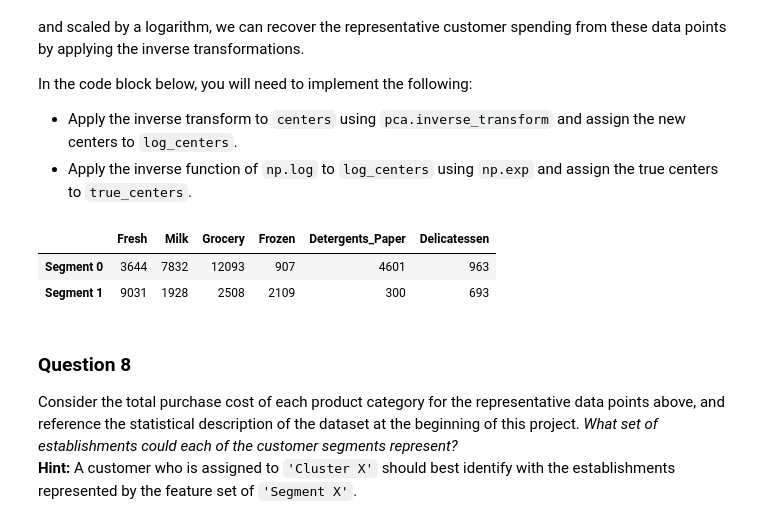
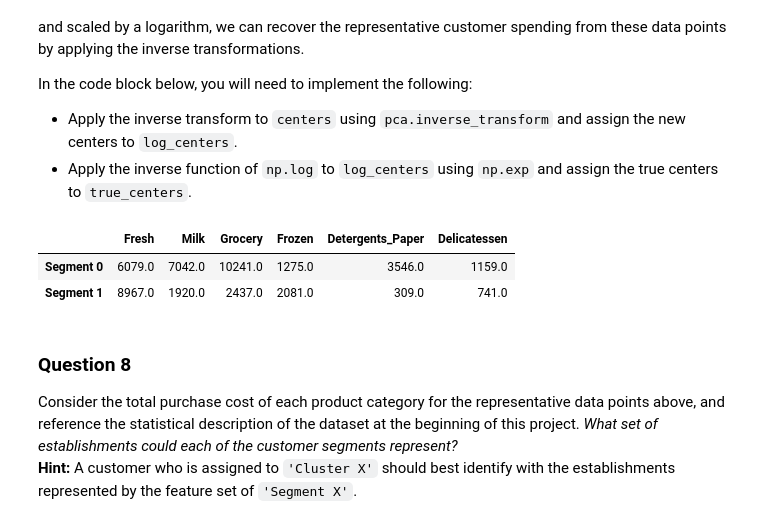
Before and after one commit to chococigar/25-Days-of-ML, a Jupyter notebook: Day10_11_Creating_Customer_Segments/customer_segments.ipynb, the cells around one changed output. Cells and saved outputs as stored; diff of their text form; code cells hidden in the pictures.

```diff
--- a/Day10_Creating_Customer_Segments/customer_segments.ipynb
+++ b/Day10_11_Creating_Customer_Segments/customer_segments.ipynb
@@ -260,9 +265,10 @@ for feature in log_data.keys():
     # TODO: Use the interquartile range to calculate an outlier step (1.5 times the interquartile range)
     step = (Q3 - Q1)*1.5
 
-    # Display the outliers
+    # Display the outliers; "beyond" an outlier step
     print "Data points considered outliers for the feature '{}':".format(feature)
-    outlier = np.where((log_data[feature]<=Q1-step) | (log_data[feature]>=Q3+step)[0])[0]
+    outlier = np.where((log_data[feature]<Q1-step) | (log_data[feature]>Q3+step))[0]
+    print(outlier)
     display(log_data.iloc[outlier])
     out_list.extend(outlier)
     #Store outliers in a list
@@ -271,14 +277,14 @@ for feature in log_data.keys():
 dupe = set([x for x in out_list if out_list.count(x)>1])
 print('Duplicates are {}'.format(dupe))
 out_list = list(set(out_list))
+
 # OPTIONAL: Select the indices for data points you wish to remove
 # Remove the outliers, if any were specified
 
 #good_data = log_data.drop(log_data.index[outliers]).reset_index(drop = True)
 good_data = log_data.drop(out_list).reset_index(drop=True)
 #good_data = log_data.drop(out_list).reset_index(drop=True)
-print("Removed {} outliers.".format(len(out_list)))
-print(len(good_data))
+print("Removed {} outliers. New dataset has {} samples with {} features".format(len(out_list), len(good_data), len(good_data.columns)))
 print(out_list)
 # %% [output]
 Data points considered outliers for the feature 'Fresh':
@@ -369,6 +383,8 @@ In the code block below, you will need to implement the following:
  - Import `sklearn.decomposition.PCA` and assign the results of fitting PCA in six dimensions with `good_data` to `pca`.
  - Apply a PCA transformation of the sample log-data `log_samples` using `pca.transform`, and assign the results to `pca_samples`.
 # %%
+from sklearn.decomposition import PCA
+
 import matplotlib.cm as cm
 def pca_results(good_data, pca):
 	'''
@@ -404,3 +420,18 @@ def pca_results(good_data, pca):
 
 	# Return a concatenated DataFrame
 	return pd.concat([variance_ratios, components], axis = 1)
+
+# TODO: Apply PCA by fitting the good data with the same number of dimensions as features
+pca = PCA(n_components=6)
+pca.fit(good_data)
+
+# TODO: Transform the sample log-data using the PCA fit above
+pca_samples = pca.transform(log_samples)
+
+print("Original shape {} decreased to {}".format(log_samples.shape, pca_samples.shape))
+
+# Generate PCA results plot
+pca_results = pca_results(good_data, pca)
+print "The cumulative explained variance is equal to:"
+print pca_results['Explained Variance'].cumsum()
+print ""
@@ -460,13 +516,14 @@ In the code block below, you will need to implement the following:
 from sklearn.decomposition import PCA
 
 # TODO: Apply PCA by fitting the good data with only two dimensions
-
+pca = PCA(n_components=2).fit(good_data)
 
 # TODO: Transform the good data using the PCA fit above
-
+reduced_data = pca.transform(good_data)
+print("Original shape {} decreased to {}".format(good_data.shape, reduced_data.shape))
 
 # TODO: Transform the sample log-data using the PCA fit above
-
+pca_samples=pca.transform(log_samples)
 
 # Create a DataFrame for the reduced data
 reduced_data = pd.DataFrame(reduced_data, columns = ['Dimension 1', 'Dimension 2'])
@@ -528,0 +660,7 @@ The silhouette score is: 0.424
+# %%
+#back to cluster number = 2
+clusterer = GMM(n_components=2).fit(reduced_data)
+preds = clusterer.predict(reduced_data)
+centers = clusterer.means_
+sample_preds = clusterer.predict(pca_samples)
+core = silhouette_score(reduced_data, preds)
@@ -550,20 +735,20 @@ In the code block below, you will need to implement the following:
  - Apply the inverse function of `np.log` to `log_centers` using `np.exp` and assign the true centers to `true_centers`.
 # %%
 # TODO: Inverse transform the centers
-
-
+log_centers = pca.inverse_transform(centers)
 
 # TODO: Exponentiate the centers
+true_centers = np.exp(log_centers)
 
 # Display the true centers
 segments = ['Segment {}'.format(i) for i in range(0,len(centers))]
 true_centers = pd.DataFrame(np.round(true_centers), columns = data.keys())
 true_centers.index = segments
 display(true_centers)
 # %% [output]
 |  | Fresh | Milk | Grocery | Frozen | Detergents_Paper | Delicatessen |
-| Segment 0 | 3644 | 7832 | 12093 | 907 | 4601 | 963 |
-| Segment 1 | 9031 | 1928 | 2508 | 2109 | 300 | 693 |
+| Segment 0 | 6079.0 | 7042.0 | 10241.0 | 1275.0 | 3546.0 | 1159.0 |
+| Segment 1 | 8967.0 | 1920.0 | 2437.0 | 2081.0 | 309.0 | 741.0 |
 # %% [markdown]
 ### Question 8
 Consider the total purchase cost of each product category for the representative data points above, and reference the statistical description of the dataset at the beginning of this project. *What set of establishments could each of the customer segments represent?*
```
Also changed, not shown: parts of 31 cells of this notebook, 2 other files.
